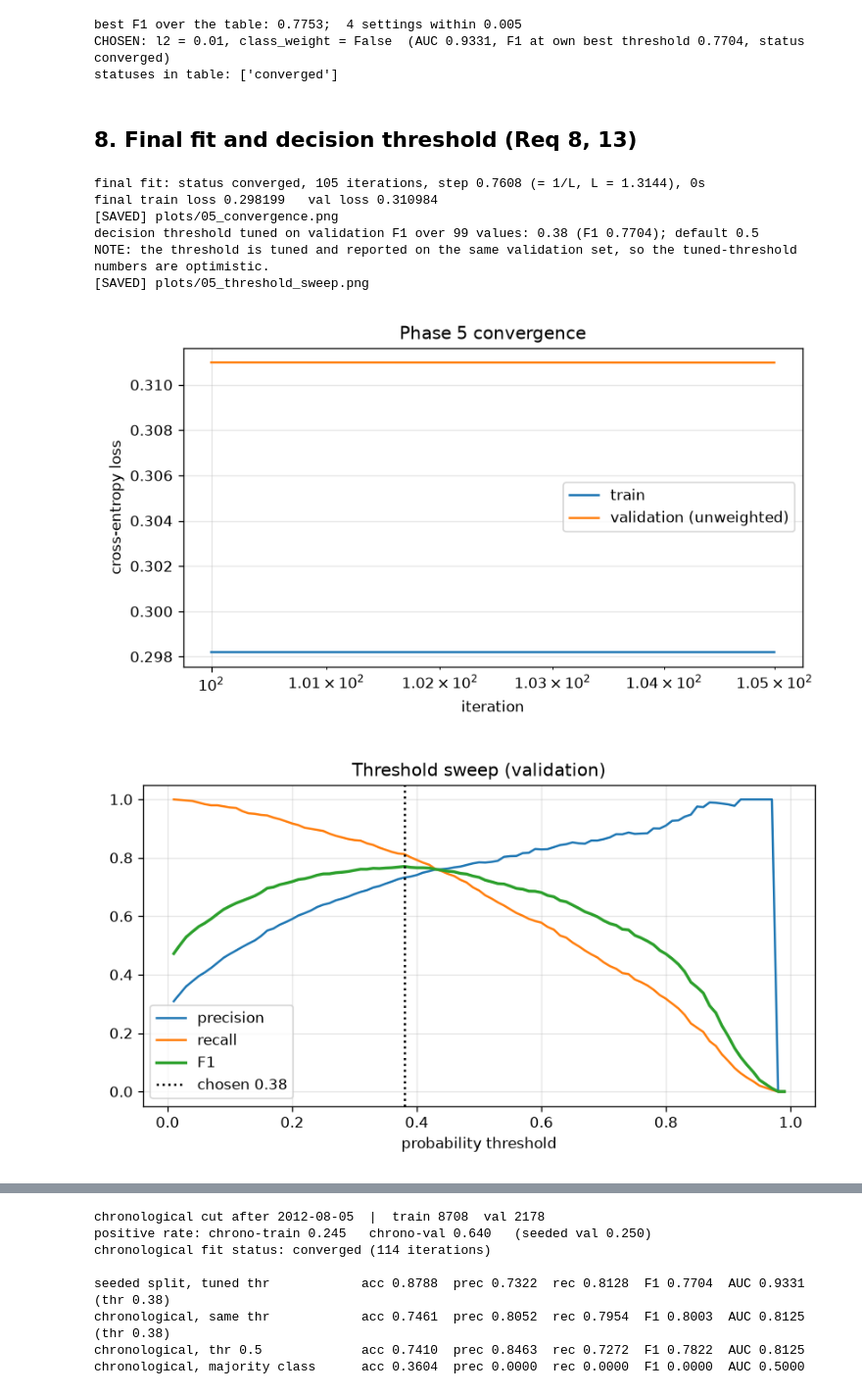
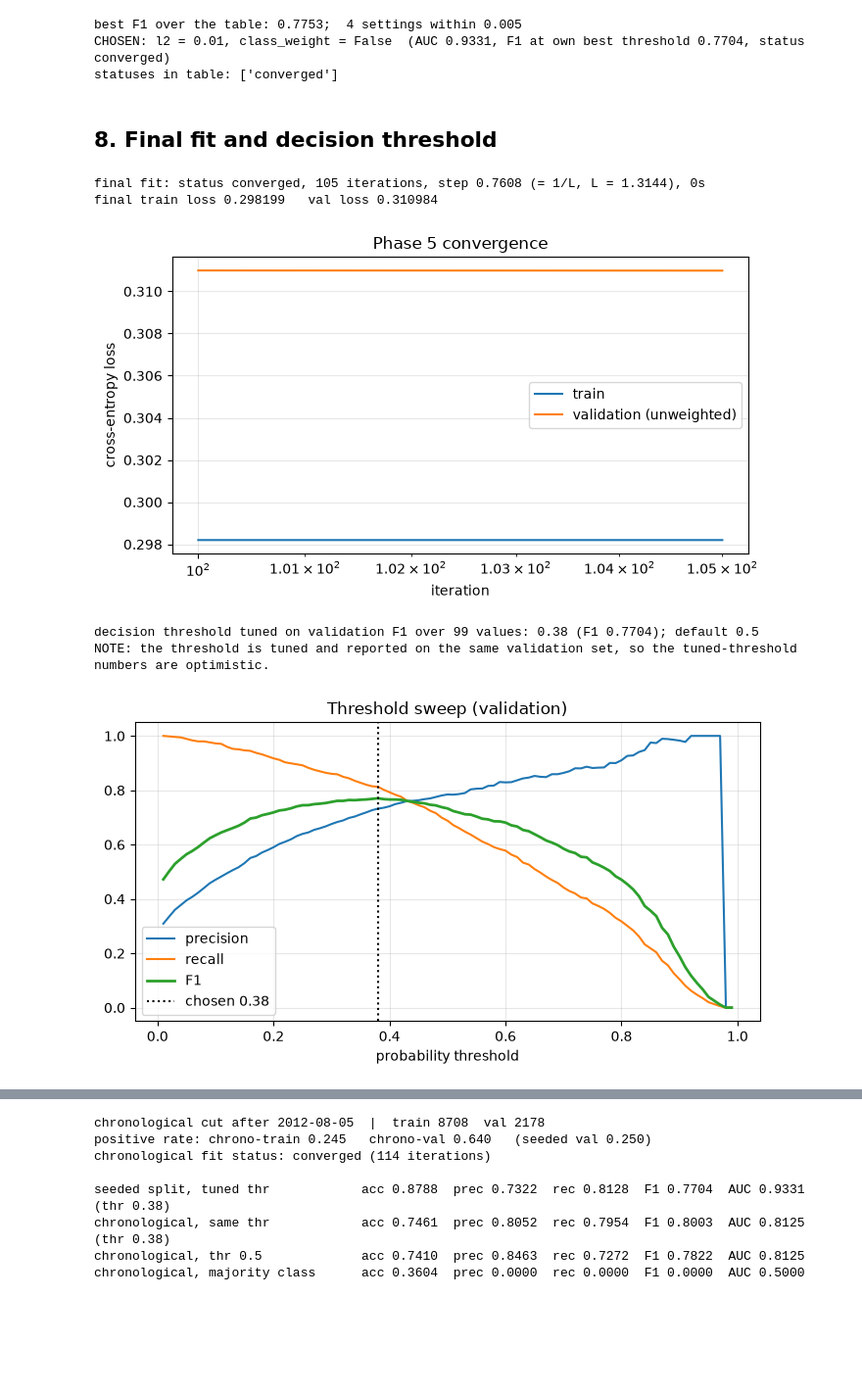
Before and after one commit to KhaledAhmedElmasry/machine-learning-p1, a Jupyter notebook: bike_sharing_pipeline.ipynb, the cells around one changed output, grey strips where cells are left out. Shown at 98% size. Cells and saved outputs as stored; diff of their text form; code cells hidden in the pictures; blank space fills up the shorter version.

```diff
--- a/bike_sharing_pipeline.ipynb
+++ b/bike_sharing_pipeline.ipynb
@@ -5574,0 +5381,19 @@ tuning fits took 19s
+# %%
+L2_GRID = [1.0, 1e-1, 1e-2, 1e-3, 1e-4, 0.0]
+tuning = []
+t0 = time.time()
+for cw in [False, True]:
+    sw = balanced_weights(y_tr) if cw else None
+    w0, b0 = None, 0.0
+    for l2 in L2_GRID:
+        r = fit_logreg(X_tr, y_tr, l2=l2, sw=sw, w0=w0, b0=b0, X_val=X_vl, y_val=y_vl)
+        w0, b0 = r['w'], r['b']
+        pv = predict_proba(X_vl, r['w'], r['b'])
+        bt = best_threshold(y_vl, pv)
+        ev = evaluate(y_vl, pv, 0.5)
+        tuning.append(dict(l2=l2, class_weight=cw, status=r['status'], n_iter=r['n_iter'], auc=ev['auc'],
+                           acc_at_05=ev['accuracy'], f1_at_05=ev['f1'], f1_best=bt['f1'], thr_best=bt['threshold'],
+                           val_loss=r['final_val_loss'], w=r['w'], b=r['b']))
+print(f'tuning fits took {time.time()-t0:.0f}s')
+tdf = pd.DataFrame([{k: v for k, v in t.items() if k not in ('w', 'b')} for t in tuning])
+print(tdf.to_string(index=False, float_format=lambda v: f'{v:.4f}'))
@@ -5590,50 +5430,41 @@ best F1 over the table: 0.7753;  4 settings within 0.005
 CHOSEN: l2 = 0.01, class_weight = False  (AUC 0.9331, F1 at own best threshold 0.7704, status converged)
 statuses in table: ['converged']
 # %% [markdown]
-## 8. Final fit and decision threshold (Req 8, 13)
+## 8. Final fit and decision threshold
 # %%
 L2_F, CW_F = chosen['l2'], chosen['class_weight']
-SW_F = lg.balanced_weights(y_tr) if CW_F else None
+SW_F = balanced_weights(y_tr) if CW_F else None
 
 t0 = time.time()
 final = fit_logreg(X_tr, y_tr, l2=L2_F, sw=SW_F, X_val=X_vl, y_val=y_vl)      # cold start from zeros
 W_F, B_F = final['w'], final['b']
 print(f'final fit: status {final["status"]}, {final["n_iter"]} iterations, step {final["lr"]:.4f} (= 1/L, L = {final["L"]:.4f}), {time.time()-t0:.0f}s')
 print(f'final train loss {final["final_train_loss"]:.6f}   val loss {final["final_val_loss"]:.6f}')
 assert final['status'] == 'converged', final['status']
 
 fig, ax = plt.subplots(figsize=(7, 4))
 it_tr, l_tr = zip(*final['train_losses']); it_vl, l_vl = zip(*final['val_losses'])
 ax.semilogx(it_tr, l_tr, label='train'); ax.semilogx(it_vl, l_vl, label='validation (unweighted)')
 ax.set_xlabel('iteration'); ax.set_ylabel('cross-entropy loss'); ax.set_title('Phase 5 convergence'); ax.legend(); ax.grid(alpha=0.3)
-fig.tight_layout(); fig.savefig(PLOTS / '05_convergence.png', dpi=120); plt.close(fig)
-print('[SAVED] plots/05_convergence.png')
+fig.tight_layout(); plt.show()
 
-p_vl = lg.predict_proba(X_vl, W_F, B_F)
-bt = lg.best_threshold(y_vl, p_vl)
+p_vl = predict_proba(X_vl, W_F, B_F)
+bt = best_threshold(y_vl, p_vl)
 THR_F = bt['threshold']
 print(f'decision threshold tuned on validation F1 over {len(bt["grid"])} values: {THR_F:.2f} (F1 {bt["f1"]:.4f}); default 0.5')
 print('NOTE: the threshold is tuned and reported on the same validation set, so the tuned-threshold numbers are optimistic.')
 
 fig, ax = plt.subplots(figsize=(7, 4))
-P_ = [lg.precision_recall_f1(y_vl, (p_vl >= t).astype(int)) for t in bt['grid']]
+P_ = [precision_recall_f1(y_vl, (p_vl >= t).astype(int)) for t in bt['grid']]
 ax.plot(bt['grid'], [p[0] for p in P_], label='precision'); ax.plot(bt['grid'], [p[1] for p in P_], label='recall')
 ax.plot(bt['grid'], bt['f1_grid'], label='F1', lw=2); ax.axvline(THR_F, color='k', ls=':', label=f'chosen {THR_F:.2f}')
 ax.set_xlabel('probability threshold'); ax.set_title('Threshold sweep (validation)'); ax.legend(); ax.grid(alpha=0.3)
-fig.tight_layout(); fig.savefig(PLOTS / '05_threshold_sweep.png', dpi=120); plt.close(fig)
-print('[SAVED] plots/05_threshold_sweep.png')
+fig.tight_layout(); plt.show()
 # %% [output]
 final fit: status converged, 105 iterations, step 0.7608 (= 1/L, L = 1.3144), 0s
 final train loss 0.298199   val loss 0.310984
-[SAVED] plots/05_convergence.png
-decision threshold tuned on validation F1 over 99 values: 0.38 (F1 0.7704); default 0.5
-NOTE: the threshold is tuned and reported on the same validation set, so the tuned-threshold numbers are optimistic.
-[SAVED] plots/05_threshold_sweep.png
+[figure, added]
+decision threshold tuned on validation F1 over 99 values: 0.38 (F1 0.7704); default 0.5
+NOTE: the threshold is tuned and reported on the same validation set, so the tuned-threshold numbers are optimistic.
+[figure, added]
-# %%
-from IPython.display import Image, display
-for _f in ['05_convergence.png', '05_threshold_sweep.png']:
-    display(Image(filename='plots/' + _f))
-# %% [output]
-[figure, removed]
-[figure, removed]
 # %% [markdown]
```
Also changed, not shown: parts of 215 cells of this notebook, 37 other files.
